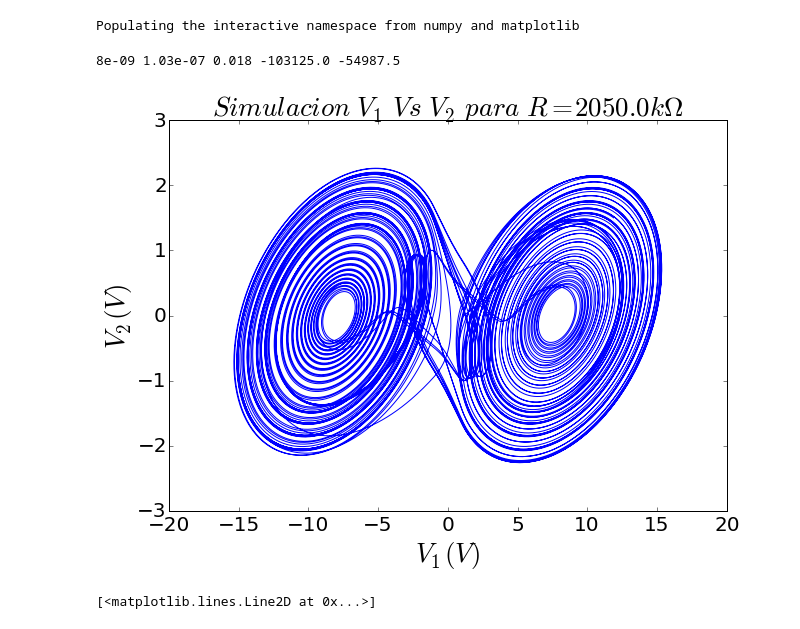
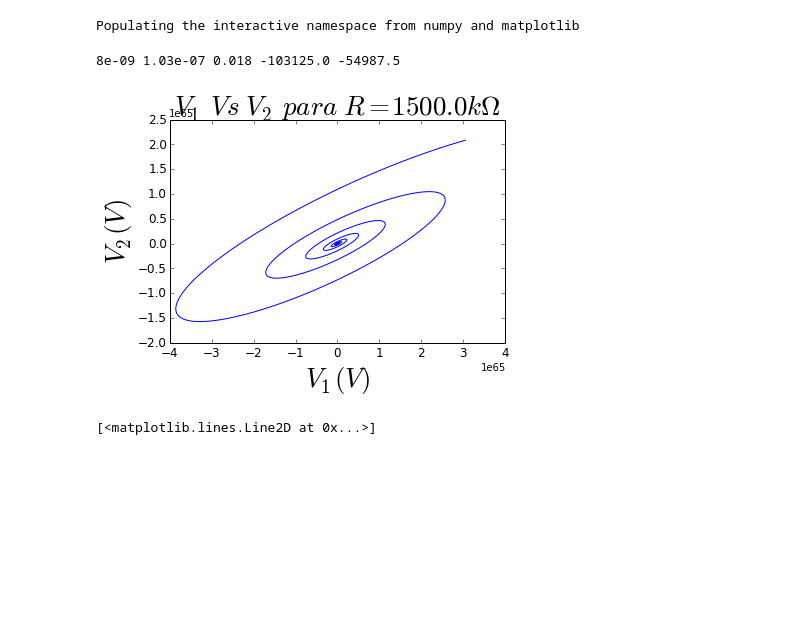
Before and after one commit to juannnesss/MCA, a Jupyter notebook: int/chua/trabajo2.ipynb, the cells around one changed output. Saved outputs shown, nothing was run; the diff lists cells and outputs as text; code cells hidden in the pictures; blank space fills up the shorter version.

```diff
--- a/int/chua/trabajo2.ipynb
+++ b/int/chua/trabajo2.ipynb
@@ -51,51 +52,51 @@ def funci(n,s):
 
 def graficar(arr,Re):
     arr = np.array(arr)
-    fig = plt.figure(figsize = (10,7))
-    ax = fig.add_subplot(111)
-    ax.plot(arr.T[0], arr.T[1])
-    ax.tick_params(axis='x', labelsize=12)
-    ax.tick_params(axis='y', labelsize=12)
-    ax.set_ylabel(r"$V_2(V)$", fontsize = 27)
-    ax.set_xlabel(r"$V_1(V)$", fontsize = 27)
-    ax.set_title(b"$Simulacion\ V_1\ Vs\ V_2\ para\ R= "+str(Re)+"k \Omega $", fontsize = 27)
-    for tick in ax.xaxis.get_major_ticks():
-                    tick.label.set_fontsize(20)
-    for tick in ax.yaxis.get_major_ticks():
-                    tick.label.set_fontsize(20)
+    plt.figure()
+
+    plt.plot(arr.T[0], arr.T[1])
+    plt.tick_params(axis='x', labelsize=12)
+    plt.tick_params(axis='y', labelsize=12)
+    plt.ylabel(r"$V_2(V)$", fontsize = 27)
+    plt.xlabel(r"$V_1(V)$", fontsize = 27)
+    plt.title(b"$V_1\ Vs\ V_2\ para\ R= "+str(Re)+"k \Omega $", fontsize = 27)
+    #for tick in plt.xaxis.get_major_ticks():
+     #               tick.label.set_fontsize(20)
+    #for tick in ax.yaxis.get_major_ticks():
+      #              tick.label.set_fontsize(20)
                     # specify integer or one of preset strings, e.g.
                     #tick.label.set_fontsize('x-small')
-    fig.savefig('simulacion2.jpg')
+    plt.savefig('simulacion3.jpg')
 
         #arr = np.array(arr)
 # %%
 # Constantes
 '''
 R = 1000
 C1 = 64e-6
 C2 = 1000e-6
 L = (35e-6)
 m0 = -0.114e-2
 m1 = -0.071e-2
 E = 1.
 print 1/(R*C1), 1/(R*C2), 1/L, R*m0, R*m1
 '''
-R = 2050.
+R = 1500.
 C1 = 8e-9
 C2 = 103e-9
 L = 18e-3
 m0 = -0.825e-3
 m1 = -0.4399e-3
 E = 0.99
 print (C1), (C2), L, m0/C1, m1/C1
 #print 1/(15.7*C1)
 #print 1/(R*C1), 1/(R*C2), (1./L),1/C2
 
 
 graficar(funci(60000,0.000001),R)
 # %% [output]
 8e-09 1.03e-07 0.018 -103125.0 -54987.5
-[figure, old version]
+[figure, new version]
 # %%
 # Verifica la funcion de corriente del circuito de chu
 r = linspace(-10,10,200)
```
Also changed, not shown: parts of 3 cells of this notebook, 3 other files.
